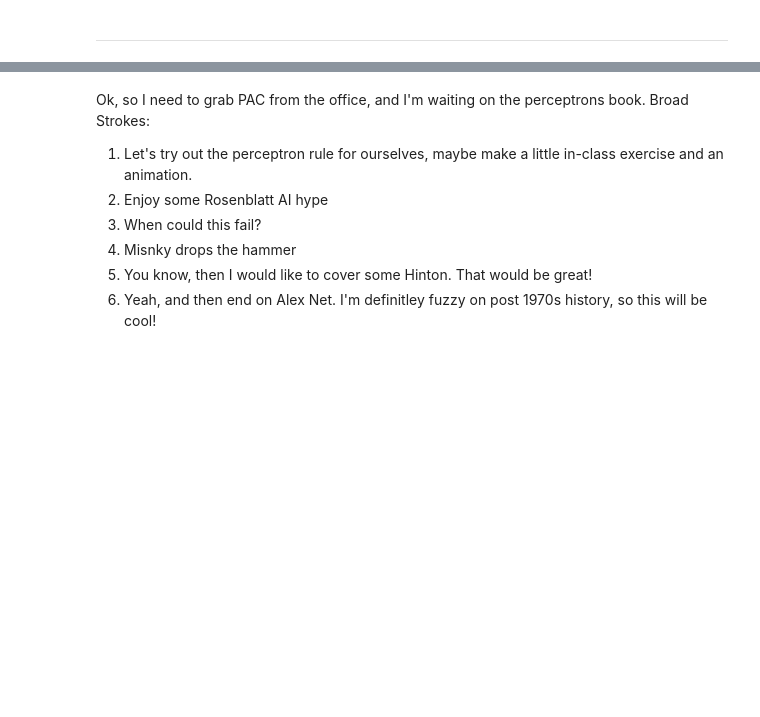
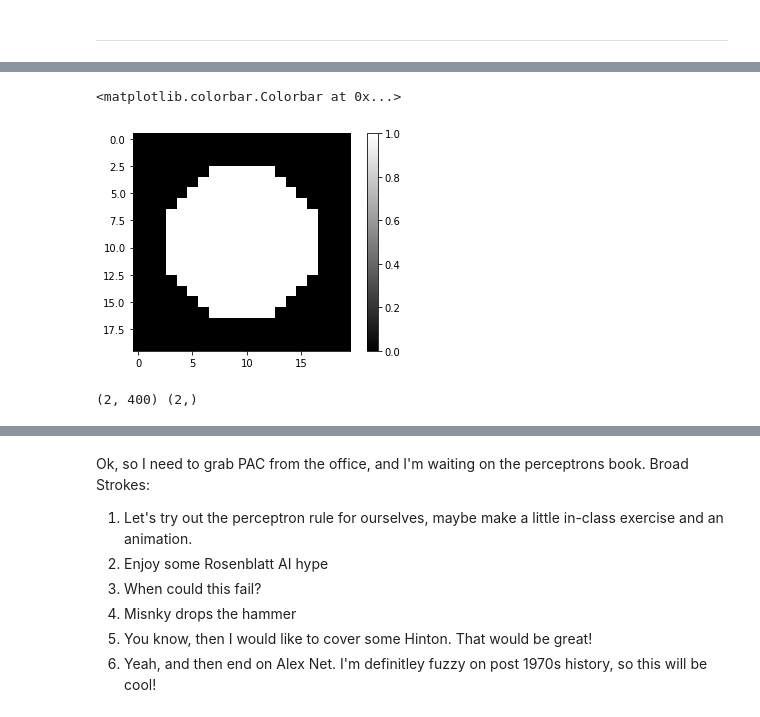
Before and after one commit to unccv/neural_networks, a Jupyter notebook: notebooks/A Brief History of Neural Networks.ipynb, the cells around one changed output, grey strips where cells are left out. Cells and saved outputs as stored; diff of their text form; code cells hidden in the pictures; blank space fills up the shorter version.

```diff
--- a/notebooks/A Brief History of Neural Networks.ipynb
+++ b/notebooks/A Brief History of Neural Networks.ipynb
@@ -377,0 +402,11 @@ Let's find out!
+# %%
+center = (9.5, 9.5)
+radius = 7
+
+ball = make_synthetic_ball(im_shape, center, radius)
+# %%
+imshow(ball, cmap = 'gray')
+colorbar()
+# %% [output]
+<matplotlib.colorbar.Colorbar at 0x...>
+[figure, added]
@@ -377,0 +416,4 @@ Let's find out!
+# %%
+print(X.shape, y.shape)
+# %% [output]
+(2, 400) (2,)
```
Also changed, not shown: parts of 30 cells of this notebook, 14 other files.
